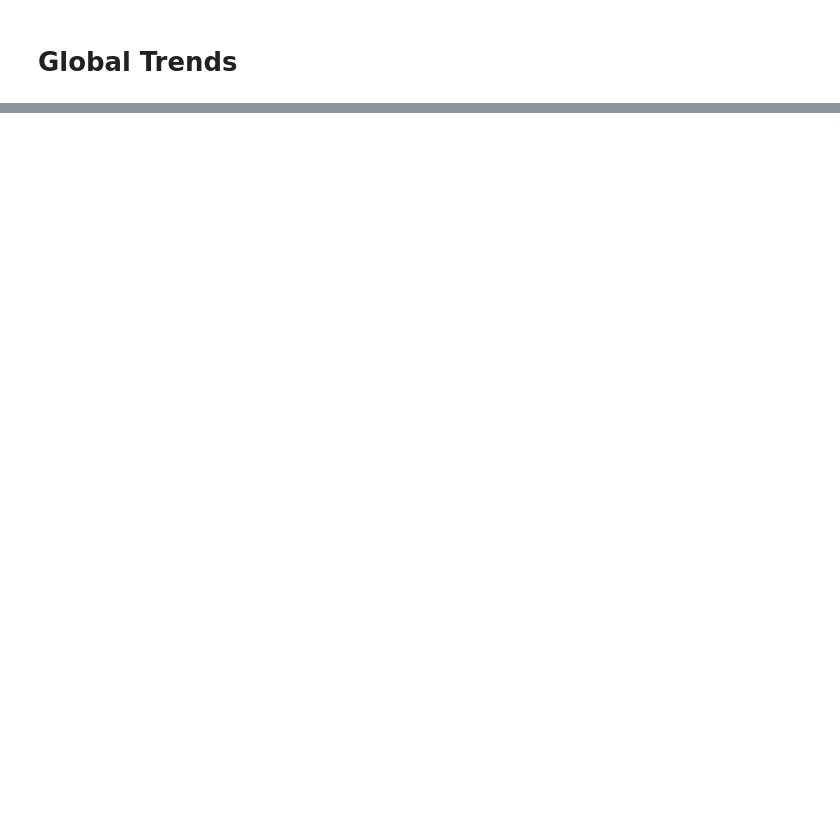
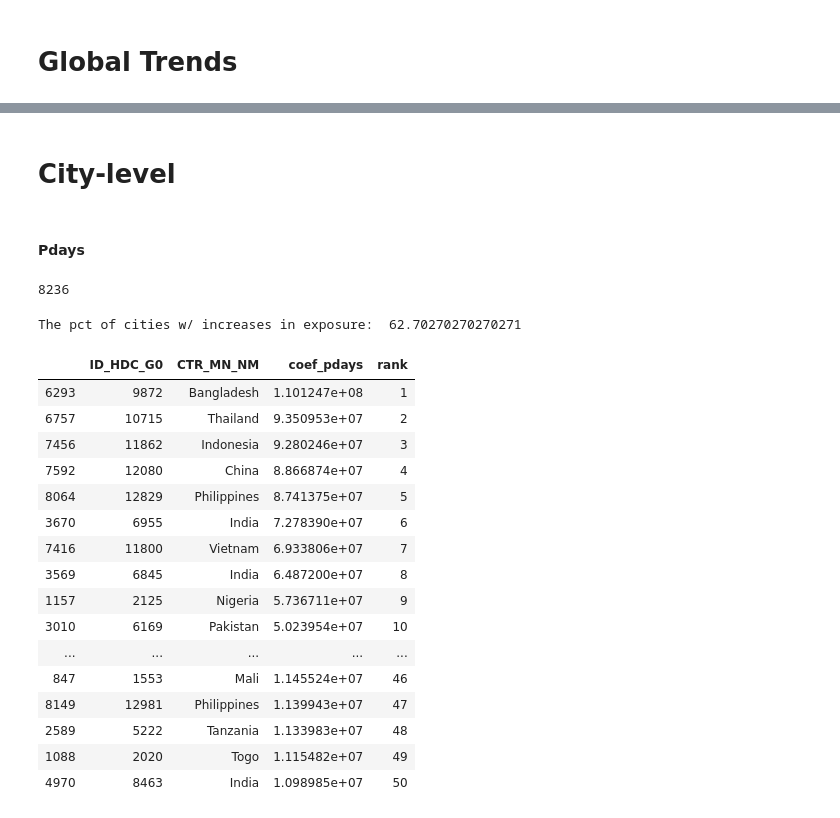
Before and after one commit to ecohydro/GlobalUrbanHeat, a Jupyter notebook: Notebooks/cpt_MS_calculations.ipynb, the cells around one changed output, grey strips where cells are left out. Drawn from its saved outputs; the diff is of its cells as text; code cells hidden in the pictures; blank space fills up the shorter version.

```diff
--- a/Notebooks/cpt_MS_calculations.ipynb
+++ b/Notebooks/cpt_MS_calculations.ipynb
@@ -142,0 +146,40 @@ warming is what pct of total? 22.950471155080614
+# %% [markdown]
+# City-level
+# %% [markdown]
+#### Pdays
+# %%
+city_coefs = pd.read_csv(DATA_IN+'processed/AllDATA-GHS-ERA5-HI406-MAPDATA_PDAYS_P05.csv')
+# %%
+len(city_coefs)
+# %% [output]
+8236
+# %%
+#### Number of cities w/ sig increase in exposure?
+print('The pct of cities w/ increases in exposure: ', len(city_coefs)/len(GHS)*100)
+# %% [output]
+The pct of cities w/ increases in exposure:  62.70270270270271
+# %%
+#### Top Fifty Cities Worldwide Pdays
+data = city_coefs[['ID_HDC_G0', 'CTR_MN_NM', 'coef_pdays']].sort_values('coef_pdays', ascending = False)
+rank = list(range(1,len(data)+1))
+data['rank'] = rank
+data.head(50) # remove ; to show
+#round(data['coef_pdays'].head(5)/10**6, 0) # remove ; to show
+# %% [output]
+|  | ID_HDC_G0 | CTR_MN_NM | coef_pdays | rank |
+| 6293 | 9872 | Bangladesh | 1.101247e+08 | 1 |
+| 6757 | 10715 | Thailand | 9.350953e+07 | 2 |
+| 7456 | 11862 | Indonesia | 9.280246e+07 | 3 |
+| 7592 | 12080 | China | 8.866874e+07 | 4 |
+| 8064 | 12829 | Philippines | 8.741375e+07 | 5 |
+| 3670 | 6955 | India | 7.278390e+07 | 6 |
+| 7416 | 11800 | Vietnam | 6.933806e+07 | 7 |
+| 3569 | 6845 | India | 6.487200e+07 | 8 |
+| 1157 | 2125 | Nigeria | 5.736711e+07 | 9 |
+| 3010 | 6169 | Pakistan | 5.023954e+07 | 10 |
+| ... | ... | ... | ... | ... |
+| 847 | 1553 | Mali | 1.145524e+07 | 46 |
+| 8149 | 12981 | Philippines | 1.139943e+07 | 47 |
+| 2589 | 5222 | Tanzania | 1.133983e+07 | 48 |
+| 1088 | 2020 | Togo | 1.115482e+07 | 49 |
+| 4970 | 8463 | India | 1.098985e+07 | 50 |
```
Also changed, not shown: parts of 57 cells of this notebook, 2 other files.
